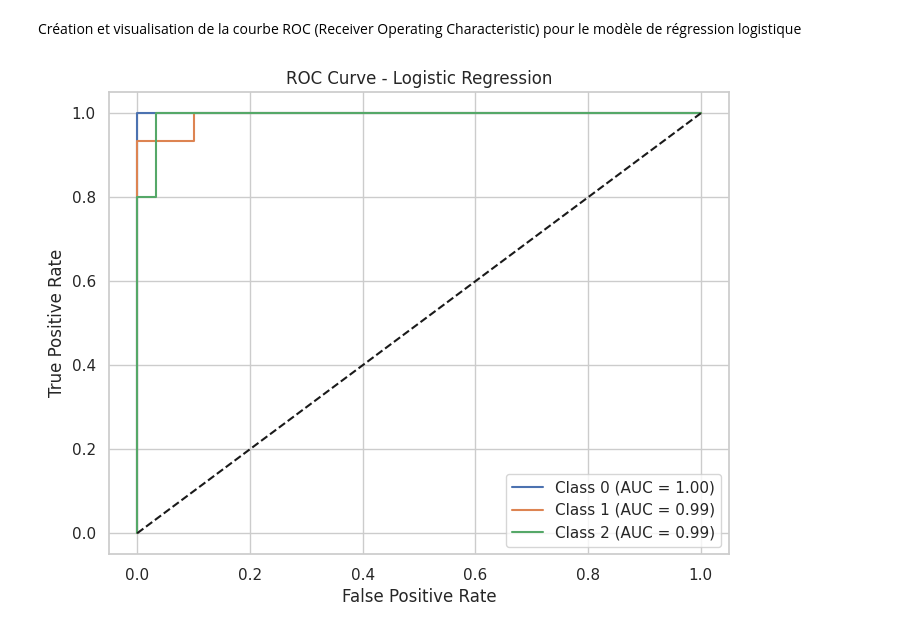
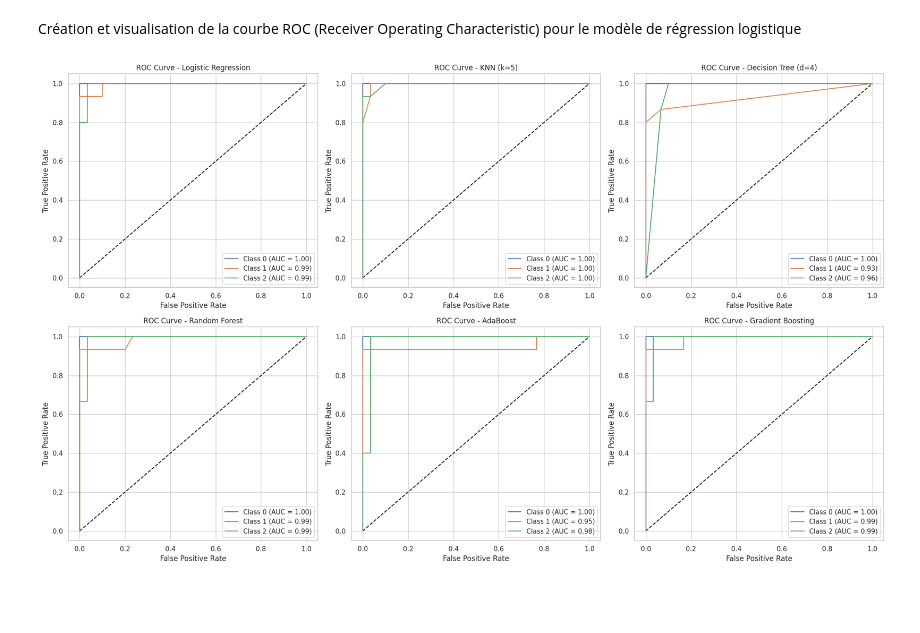
Before and after one commit to NOUBL-Badr/Projet_ML_IRIS, a Jupyter notebook: Projet_IRIS_ML.ipynb, the cells around one changed output. Saved outputs shown, nothing was run; the diff lists cells and outputs as text; code cells hidden in the pictures; blank space fills up the shorter version.

```diff
--- a/Projet_IRIS_ML.ipynb
+++ b/Projet_IRIS_ML.ipynb
@@ -219,26 +213,33 @@ plt.show()
 # %% [markdown]
 Création et visualisation de la courbe ROC (Receiver Operating Characteristic) pour le modèle de régression logistique
 # %%
-# Note: This is for binary or one-vs-rest classification
 from sklearn.preprocessing import label_binarize
+from sklearn.metrics import roc_curve, roc_auc_score
 
 # Binarize labels for multi-class ROC
 y_test_bin = label_binarize(y_test, classes=[0, 1, 2])
 n_classes = y_test_bin.shape[1]
 
-# Predict probabilities
-y_score = models["Logistic Regression"].predict_proba(X_test)
+fig, axes = plt.subplots(2, 3, figsize=(20, 12))
+axes = axes.ravel()
 
-plt.figure(figsize=(8, 6))
-for i in range(n_classes):
-    fpr, tpr, _ = roc_curve(y_test_bin[:, i], y_score[:, i])
-    plt.plot(fpr, tpr, label=f'Class {i} (AUC = {roc_auc_score(y_test_bin[:, i], y_score[:, i]):.2f})')
+for i, (name, model) in enumerate(models.items()):
+    # Predict probabilities
+    y_score = model.predict_proba(X_test)
 
-plt.plot([0, 1], [0, 1], 'k--')
-plt.xlabel('False Positive Rate')
-plt.ylabel('True Positive Rate')
-plt.title('ROC Curve - Logistic Regression')
-plt.legend()
+    ax = axes[i]
+    ax.plot([0, 1], [0, 1], 'k--') # Diagonal line
+
+    for j in range(n_classes):
+        fpr, tpr, _ = roc_curve(y_test_bin[:, j], y_score[:, j])
+        ax.plot(fpr, tpr, label=f'Class {j} (AUC = {roc_auc_score(y_test_bin[:, j], y_score[:, j]):.2f})')
+
+    ax.set_xlabel('False Positive Rate')
+    ax.set_ylabel('True Positive Rate')
+    ax.set_title(f'ROC Curve - {name}')
+    ax.legend(loc='lower right')
+
+plt.tight_layout()
 plt.show()
 # %% [output]
-[figure, old version]
+[figure, new version]
```
Also changed, not shown: parts of 3 cells of this notebook.
